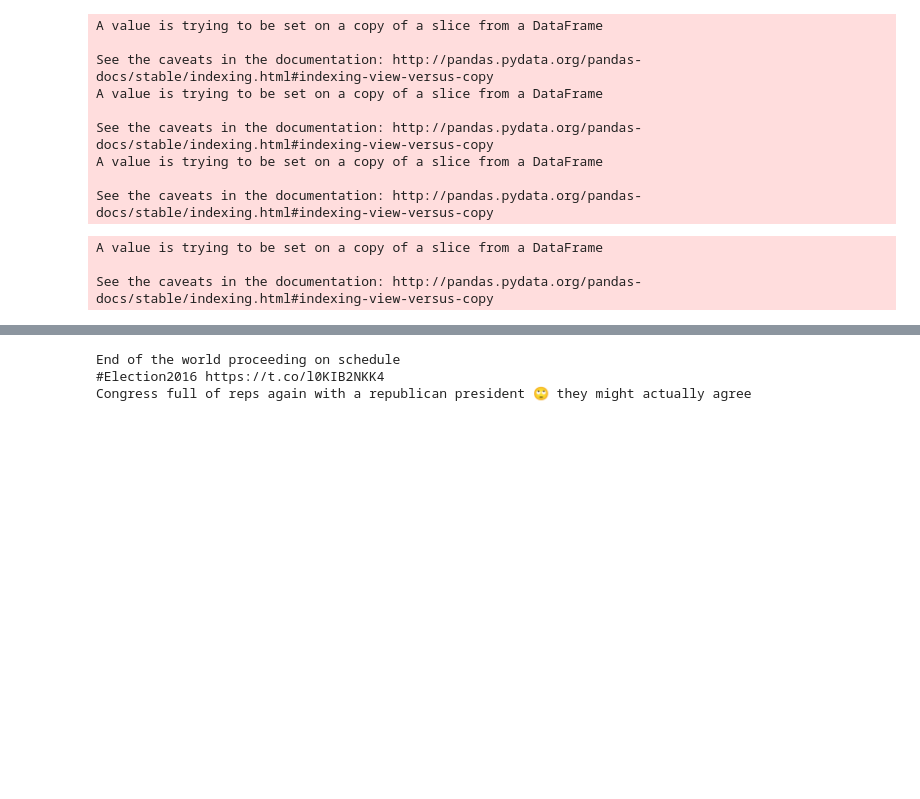
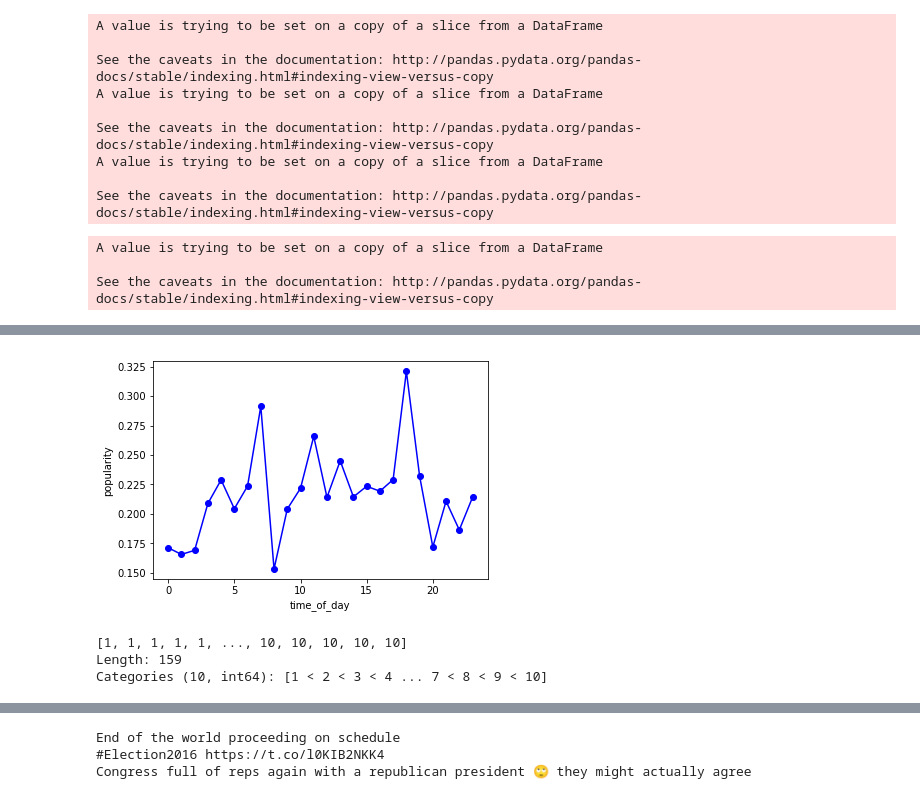
Before and after one commit to shraga89/perfect_tweet, a Jupyter notebook: election-day-tweets/Week4_Pandas_Tutorial.ipynb, the cells around one changed output, grey strips where cells are left out. Drawn from its saved outputs; the diff is of its cells as text; code cells hidden in the pictures; blank space fills up the shorter version.

```diff
--- a/election-day-tweets/Week4_Pandas_Tutorial.ipynb
+++ b/election-day-tweets/Week4_Pandas_Tutorial.ipynb
@@ -85,0 +134,19 @@ df['popularity'] = df['popularity'].replace([np.inf, -np.inf], np.nan)
+# %%
+h = pd.DataFrame(df.groupby('hour')['popularity'].mean())
+x = h.index.get_values()
+y = h['popularity']
+plt.plot(x, y, 'bo-')
+plt.xlabel('time_of_day')
+plt.ylabel('popularity')
+plt.savefig('pop_hour.jpg', bbox_inches = 'tight')
+plt.show()
+# %% [output]
+[figure, added]
+# %%
+ln = pd.DataFrame(df.groupby('len_text')['popularity'].mean())
+pd.qcut(ln.index.get_values(), 10, labels = list(range(1,11)))
+# list(range(0,11))
+# %% [output]
+[1, 1, 1, 1, 1, ..., 10, 10, 10, 10, 10]
+Length: 159
+Categories (10, int64): [1 < 2 < 3 < 4 ... 7 < 8 < 9 < 10]
```
Also changed, not shown: parts of 10 cells of this notebook.
